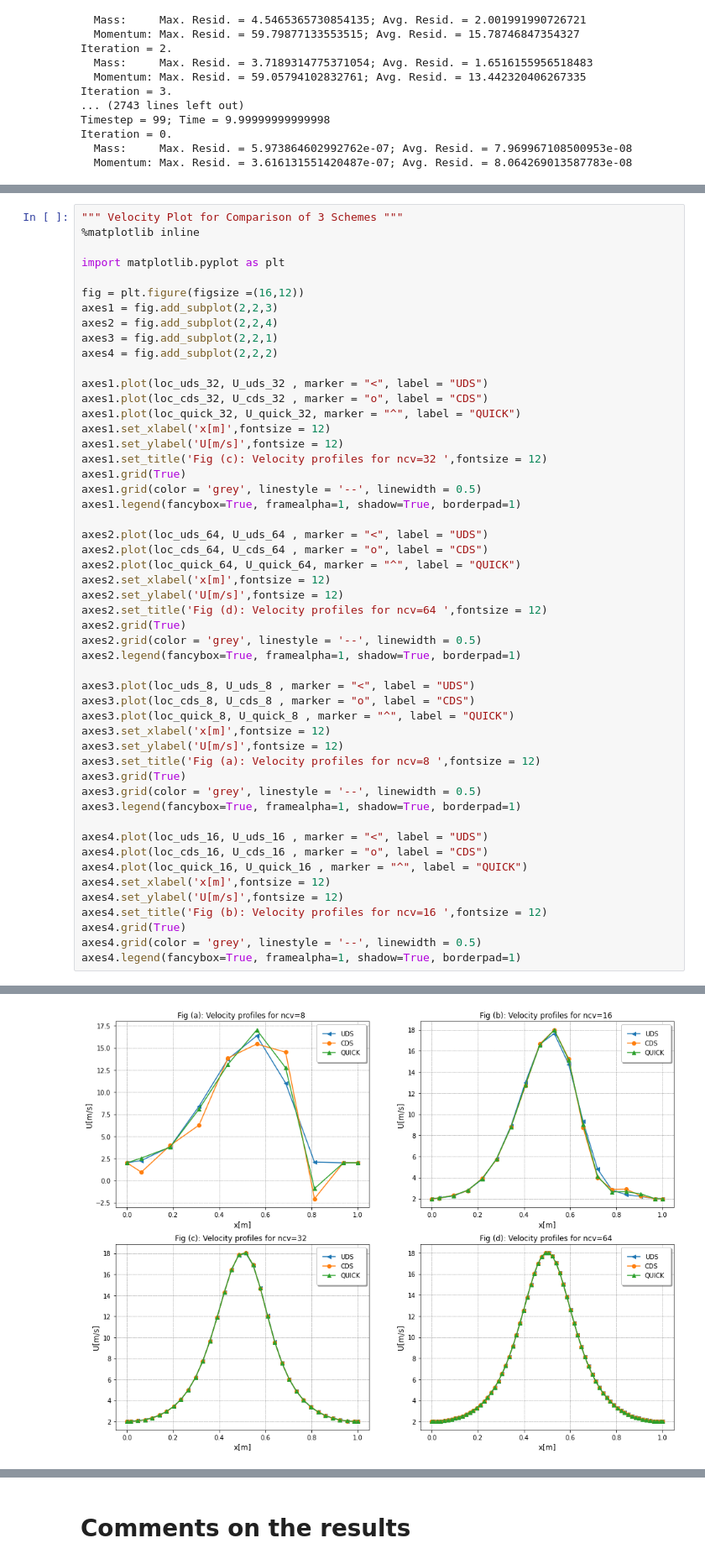
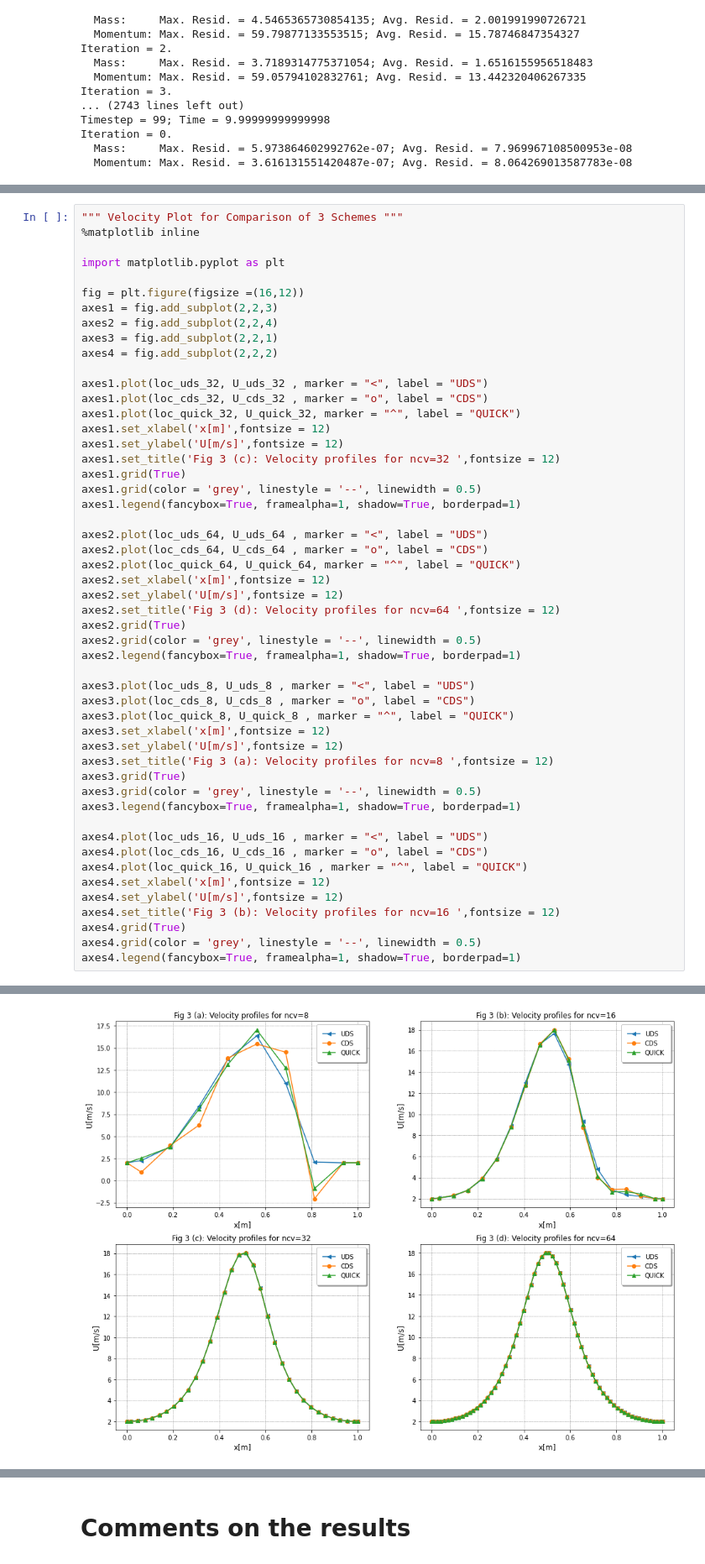
Before and after one commit to NafishaHaq/Assignment4, a Jupyter notebook: Problem3.ipynb, the cells around one changed output, grey strips where cells are left out. Shown at 84% size. Drawn from its saved outputs; the diff is of its cells as text.

```diff
--- a/Problem3.ipynb
+++ b/Problem3.ipynb
@@ -1375,43 +1364,43 @@ axes1.plot(loc_cds_32, U_cds_32 , marker = "o", label = "CDS")
 axes1.plot(loc_quick_32, U_quick_32, marker = "^", label = "QUICK")
 axes1.set_xlabel('x[m]',fontsize = 12)
 axes1.set_ylabel('U[m/s]',fontsize = 12)
-axes1.set_title('Fig (c): Velocity profiles for ncv=32 ',fontsize = 12)
+axes1.set_title('Fig 3 (c): Velocity profiles for ncv=32 ',fontsize = 12)
 axes1.grid(True)
 axes1.grid(color = 'grey', linestyle = '--', linewidth = 0.5)
 axes1.legend(fancybox=True, framealpha=1, shadow=True, borderpad=1)
 
 axes2.plot(loc_uds_64, U_uds_64 , marker = "<", label = "UDS")
 axes2.plot(loc_cds_64, U_cds_64 , marker = "o", label = "CDS")
 axes2.plot(loc_quick_64, U_quick_64, marker = "^", label = "QUICK")
 axes2.set_xlabel('x[m]',fontsize = 12)
 axes2.set_ylabel('U[m/s]',fontsize = 12)
-axes2.set_title('Fig (d): Velocity profiles for ncv=64 ',fontsize = 12)
+axes2.set_title('Fig 3 (d): Velocity profiles for ncv=64 ',fontsize = 12)
 axes2.grid(True)
 axes2.grid(color = 'grey', linestyle = '--', linewidth = 0.5)
 axes2.legend(fancybox=True, framealpha=1, shadow=True, borderpad=1)
 
 axes3.plot(loc_uds_8, U_uds_8 , marker = "<", label = "UDS")
 axes3.plot(loc_cds_8, U_cds_8 , marker = "o", label = "CDS")
 axes3.plot(loc_quick_8, U_quick_8 , marker = "^", label = "QUICK")
 axes3.set_xlabel('x[m]',fontsize = 12)
 axes3.set_ylabel('U[m/s]',fontsize = 12)
-axes3.set_title('Fig (a): Velocity profiles for ncv=8 ',fontsize = 12)
+axes3.set_title('Fig 3 (a): Velocity profiles for ncv=8 ',fontsize = 12)
 axes3.grid(True)
 axes3.grid(color = 'grey', linestyle = '--', linewidth = 0.5)
 axes3.legend(fancybox=True, framealpha=1, shadow=True, borderpad=1)
 
 axes4.plot(loc_uds_16, U_uds_16 , marker = "<", label = "UDS")
 axes4.plot(loc_cds_16, U_cds_16 , marker = "o", label = "CDS")
 axes4.plot(loc_quick_16, U_quick_16 , marker = "^", label = "QUICK")
 axes4.set_xlabel('x[m]',fontsize = 12)
 axes4.set_ylabel('U[m/s]',fontsize = 12)
-axes4.set_title('Fig (b): Velocity profiles for ncv=16 ',fontsize = 12)
+axes4.set_title('Fig 3 (b): Velocity profiles for ncv=16 ',fontsize = 12)
 axes4.grid(True)
 axes4.grid(color = 'grey', linestyle = '--', linewidth = 0.5)
 axes4.legend(fancybox=True, framealpha=1, shadow=True, borderpad=1)
 # %% [output]
 <matplotlib.legend.Legend at 0x...>
-[figure, old version]
+[figure, new version]
 # %%
 """ Pressure Plot for Comparison of 3 Schemes """
 %matplotlib inline
```
Also changed, not shown: parts of 11 cells of this notebook.
